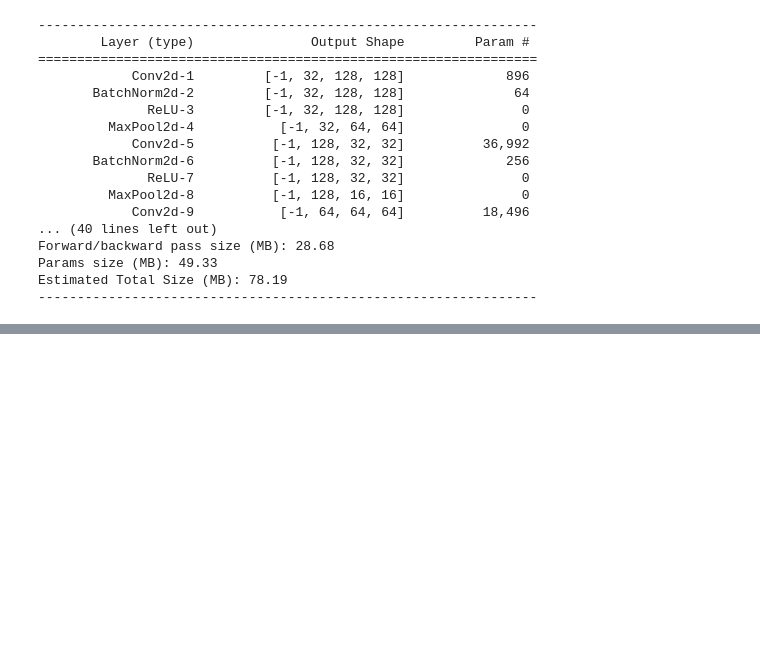
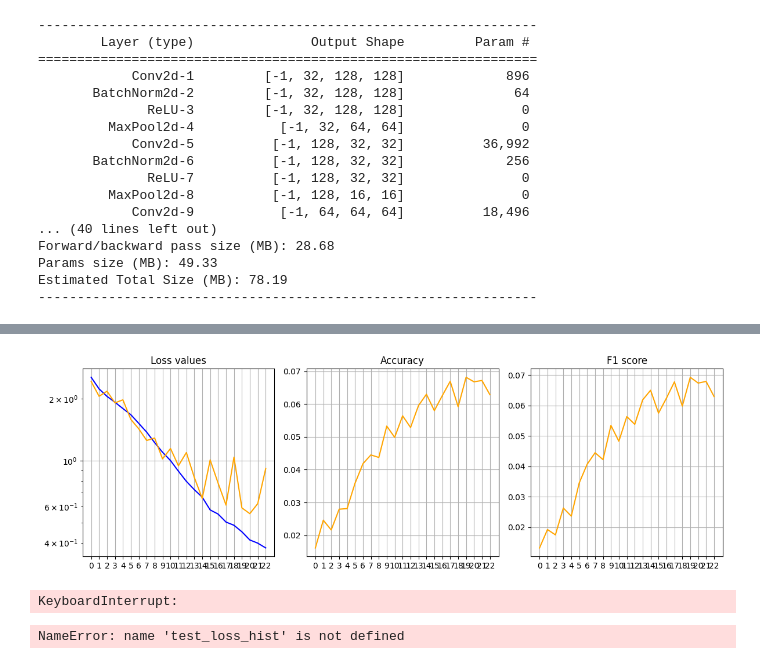
Before and after one commit to Nikcool2500/Yandex-kaggle, a Jupyter notebook: Project2.ipynb, the cells around one changed output, grey strips where cells are left out. Saved outputs shown, nothing was run; the diff lists cells and outputs as text; code cells hidden in the pictures; blank space fills up the shorter version.

Commit message:
Add files via upload
4 проекта с 7 моделями. Лучшая модель Model4 (3-4 проект). F1 - 0.53 на каггле

```diff
--- a/Project2.ipynb
+++ b/Project2.ipynb
@@ -71,7 +101,7 @@ transform = Compose([
     PILToTensor(),
     ToDtype(torch.float32, scale=True),
     Normalize((0.5, 0.5, 0.5), (0.25, 0.25, 0.25)),
-#    RandomAutocontrast(p=1.0),
+    RandomAutocontrast(p=1.0),
 ])
 
 train_data = Data(image_dir="human_poses_data/img_train",
@@ -82,4 +112,4 @@ test_set = Data(image_dir="human_poses_data/img_test",
                  train=False,
                  transform=transform)
 
-train_set, valid_set = random_split(train_data, (0.8, 0.2))
+train_set, valid_set = random_split(train_data, (0.9, 0.1))
@@ -400,3 +282,0 @@ class Model_Residual(nn.Module):
-# %%
-model = Model_Residual().to(device)
-summary(model, input_size=(3, 64, 64), device="cuda")
@@ -453,6 +315,9 @@ def run_epoch(model, dataloader, loss_function, optimizer=None):
     model.train() if optimizer is not None else model.eval()
 
     total_loss = 0
+    acc = 0
+    f1 = 0
+
     with torch.set_grad_enabled(optimizer is not None):
         for X, y in tqdm(dataloader):
             X, y = X.to(device), y.to(device)
@@ -466,8 +331,15 @@ def run_epoch(model, dataloader, loss_function, optimizer=None):
                 loss.backward()
                 optimizer.step()
                 optimizer.zero_grad()
+            else:
+                y = y.cpu().numpy()
+                pred = pred.argmax(dim=1).cpu().numpy()
+                acc += accuracy_score(y, pred)
+                f1 += f1_score(y, pred, average='macro')
 
-    return total_loss / len(dataloader)
+
+    length = len(dataloader)
+    return total_loss / length, acc / length, f1 / length
 # %%
 def predict(model, dataloader):
     y_true, y_pred = [], []
@@ -586,0 +512,49 @@ Predictions saved to submission.csv, total 5301 predictions
+# %%
+NUM_EPOCHS = 50
+
+#  Обучение модели
+model = Model3().to(device)
+
+loss_function = nn.CrossEntropyLoss()
+optimizer = optim.Adam(model.parameters(),
+                           lr=0.001,
+                           weight_decay=1e-5
+                           )
+
+
+train_loss_hist = []
+test_loss_hist = []
+accuracy = []
+f1 = []
+
+for i in range(NUM_EPOCHS):
+
+    train_loss, acc, f1_ = run_epoch(model, train_loader, loss_function, optimizer)
+    train_loss_hist.append(train_loss)
+
+    test_loss, acc, f1_ = run_epoch(model, valid_loader, loss_function)
+    test_loss_hist.append(test_loss)
+
+    accuracy.append(acc)
+    f1.append(f1_)
+
+    if f1[-1] == max(f1):
+        torch.save(model, 'model3_best_model.pth')
+        torch.save(model.state_dict(), 'model3_best_weights.pth')
+
+    show_losses(train_loss_hist, test_loss_hist, accuracy, f1)
+
+
+
+print(f"Min loss: {min(test_loss_hist)}")
+print(f"Max Accuracy: {max(accuracy)}")
+print(f"Max F1: {max(f1)}")
+# %% [output]
+[figure, added]
+KeyboardInterrupt:
+# %%
+print(f"Min loss: {min(test_loss_hist)}")
+print(f"Max Accuracy: {max(accuracy)}")
+print(f"Max F1: {max(f1)}")
+# %% [output]
+NameError: name 'test_loss_hist' is not defined
```
Also changed, not shown: parts of 18 cells of this notebook, 3 other files.
